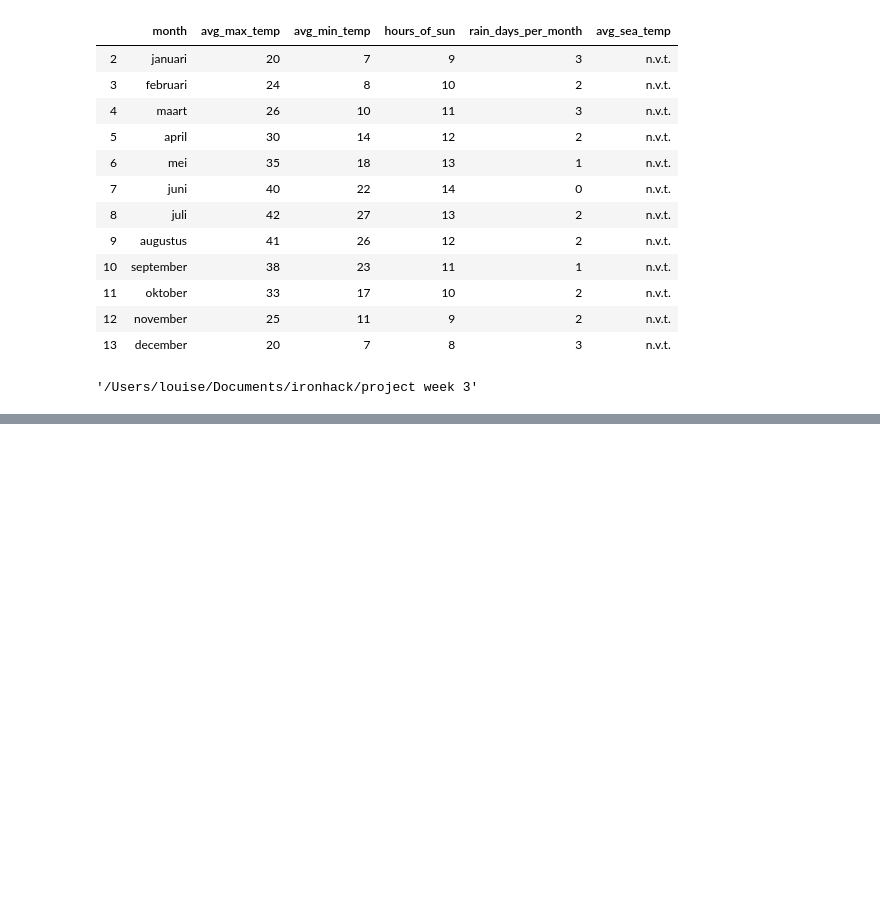
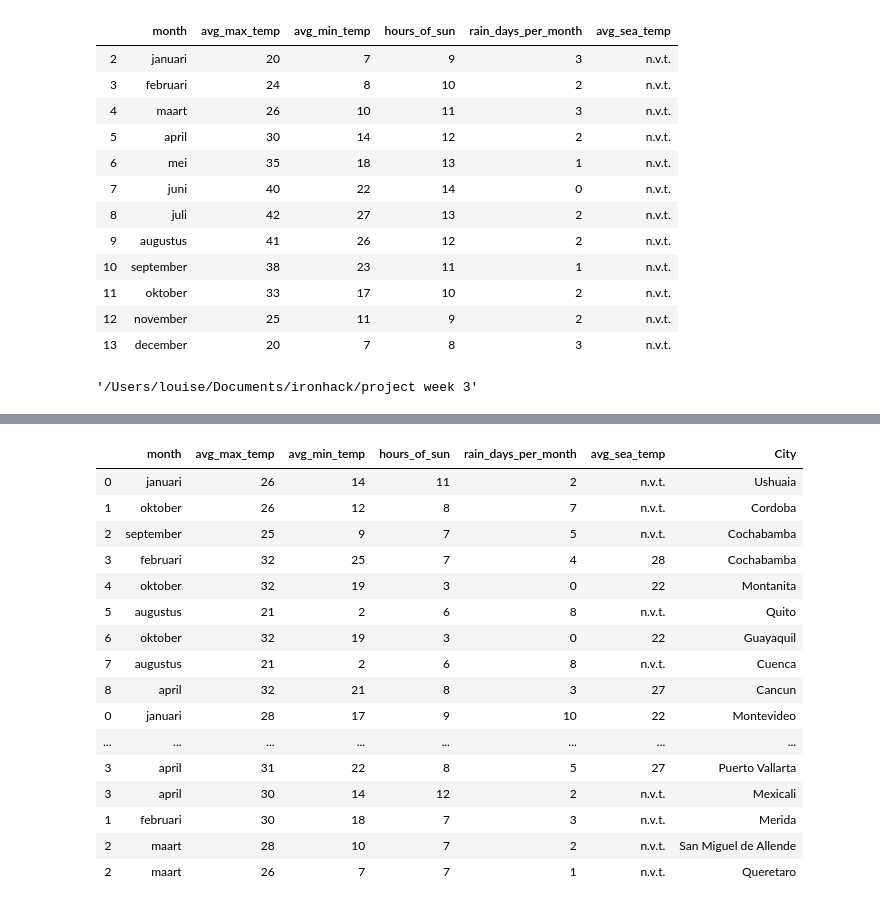
Before and after one commit to LouiseMerle/Project-South-America, a Jupyter notebook: climate data.ipynb, the cells around one changed output, grey strips where cells are left out. Saved outputs shown, nothing was run; the diff lists cells and outputs as text; code cells hidden in the pictures; blank space fills up the shorter version.

```diff
--- a/climate data.ipynb
+++ b/climate data.ipynb
@@ -81,0 +250,2 @@ os.getcwd()
+# %%
+total_bottom = pd.concat(frames)
@@ -81,0 +270,2 @@ os.getcwd()
+# %%
+total_top = pd.read_csv('total_top.csv')
@@ -81,0 +301,24 @@ os.getcwd()
+# %%
+frames = [total_top, total_bottom]
+# %%
+total = pd.concat(frames)
+# %%
+total
+# %% [output]
+|  | month | avg_max_temp | avg_min_temp | hours_of_sun | rain_days_per_month | avg_sea_temp | City |
+| 0 | januari | 26 | 14 | 11 | 2 | n.v.t. | Ushuaia |
+| 1 | oktober | 26 | 12 | 8 | 7 | n.v.t. | Cordoba |
+| 2 | september | 25 | 9 | 7 | 5 | n.v.t. | Cochabamba |
+| 3 | februari | 32 | 25 | 7 | 4 | 28 | Cochabamba |
+| 4 | oktober | 32 | 19 | 3 | 0 | 22 | Montanita |
+| 5 | augustus | 21 | 2 | 6 | 8 | n.v.t. | Quito |
+| 6 | oktober | 32 | 19 | 3 | 0 | 22 | Guayaquil |
+| 7 | augustus | 21 | 2 | 6 | 8 | n.v.t. | Cuenca |
+| 8 | april | 32 | 21 | 8 | 3 | 27 | Cancun |
+| 0 | januari | 28 | 17 | 9 | 10 | 22 | Montevideo |
+| ... | ... | ... | ... | ... | ... | ... | ... |
+| 3 | april | 31 | 22 | 8 | 5 | 27 | Puerto Vallarta |
+| 3 | april | 30 | 14 | 12 | 2 | n.v.t. | Mexicali |
+| 1 | februari | 30 | 18 | 7 | 3 | n.v.t. | Merida |
+| 2 | maart | 28 | 10 | 7 | 2 | n.v.t. | San Miguel de Allende |
+| 2 | maart | 26 | 7 | 7 | 1 | n.v.t. | Queretaro |
```
Also changed, not shown: parts of 21 cells of this notebook.
